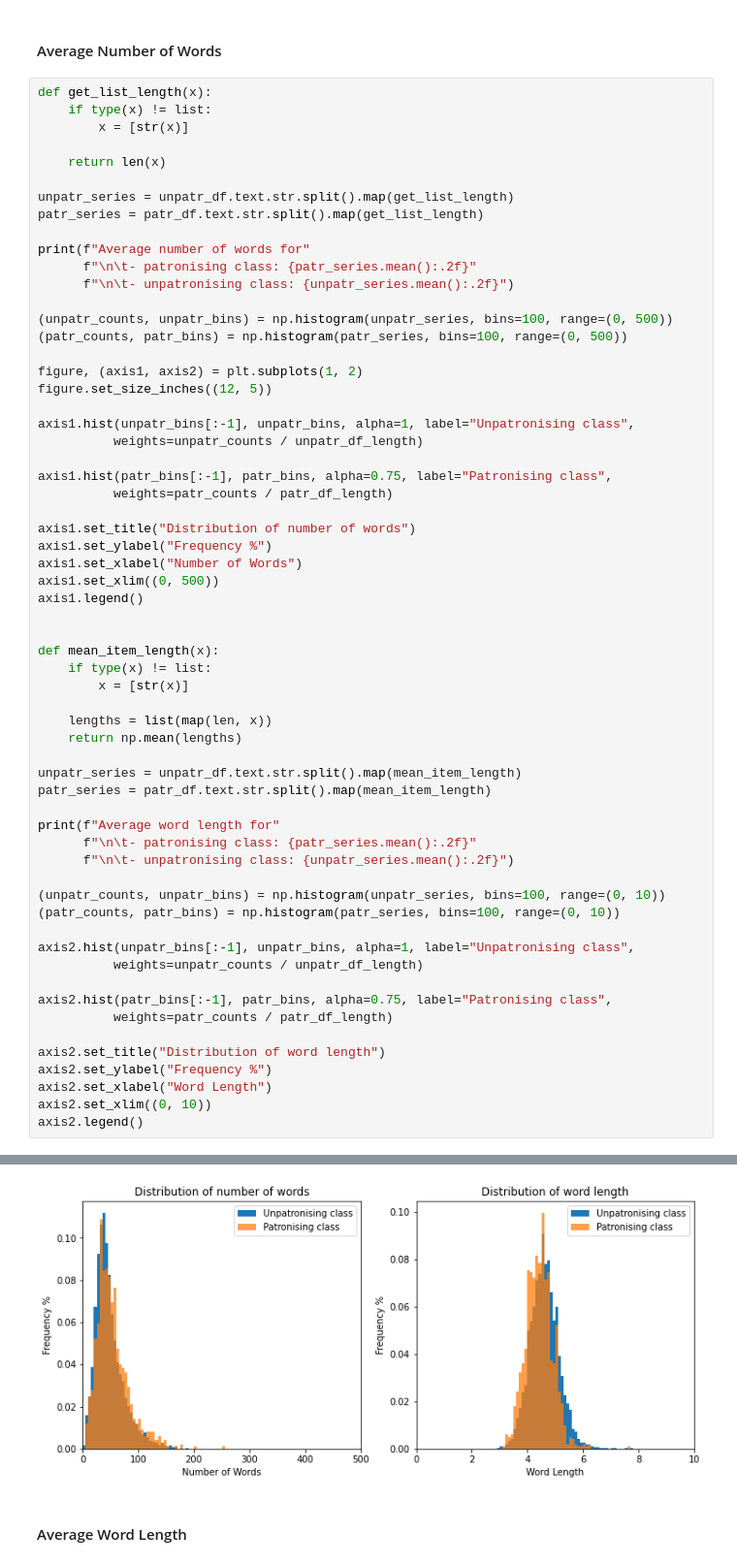
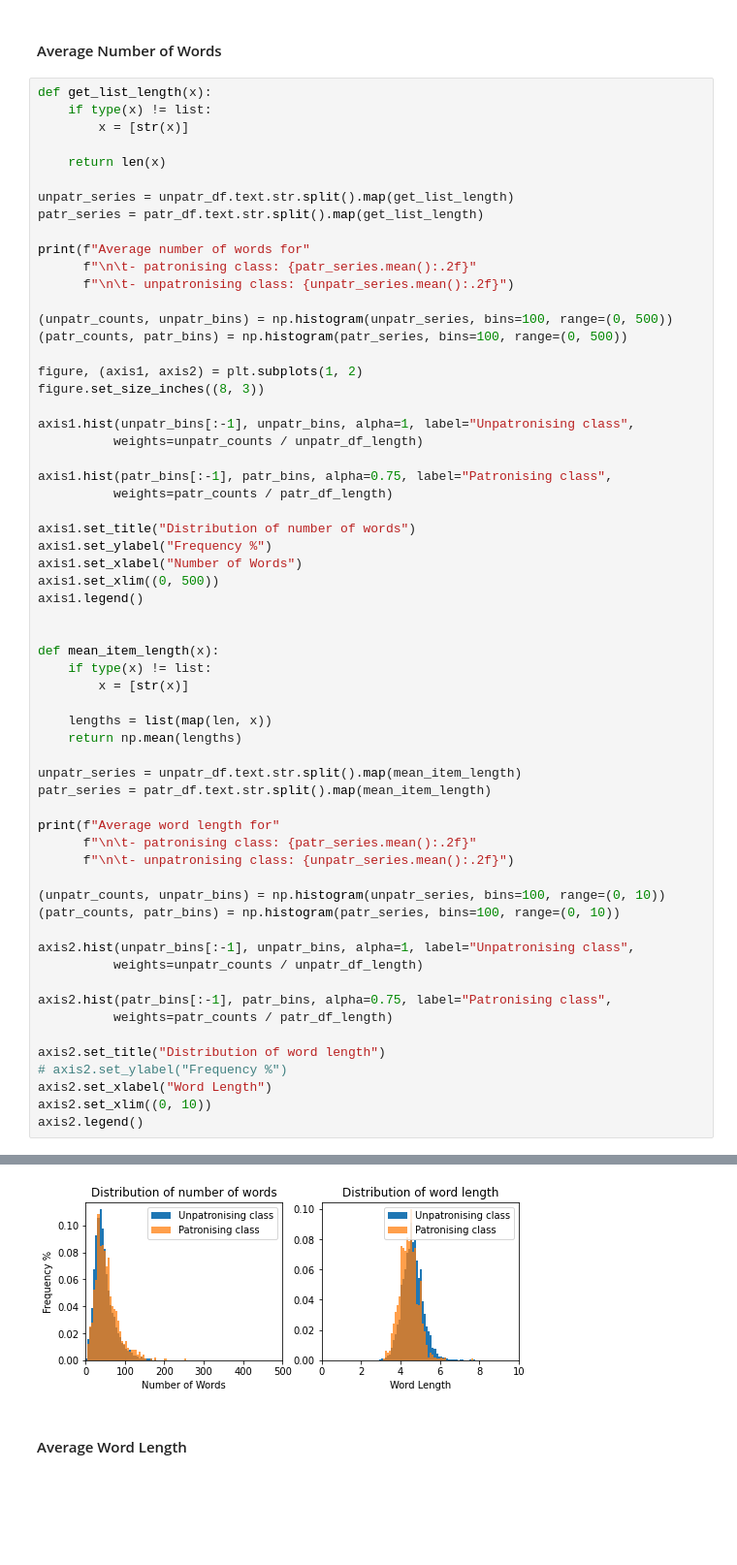
Before and after one commit to Loumstar/Improving-RoBERTa, a Jupyter notebook: main_model.ipynb, the cells around one changed output, grey strips where cells are left out. Shown at 97% size. Saved outputs shown, nothing was run; the diff lists cells and outputs as text; blank space fills up the shorter version.

```diff
--- a/main_model.ipynb
+++ b/main_model.ipynb
@@ -331,7 +331,7 @@ print(f"Average number of words for"
 (patr_counts, patr_bins) = np.histogram(patr_series, bins=100, range=(0, 500))
 
 figure, (axis1, axis2) = plt.subplots(1, 2)
-figure.set_size_inches((12, 5))
+figure.set_size_inches((8, 3))
 
 axis1.hist(unpatr_bins[:-1], unpatr_bins, alpha=1, label="Unpatronising class",
           weights=unpatr_counts / unpatr_df_length)
@@ -370,7 +370,7 @@ axis2.hist(patr_bins[:-1], patr_bins, alpha=0.75, label="Patronising class",
           weights=patr_counts / patr_df_length)
 
 axis2.set_title("Distribution of word length")
-axis2.set_ylabel("Frequency %")
+# axis2.set_ylabel("Frequency %")
 axis2.set_xlabel("Word Length")
 axis2.set_xlim((0, 10))
 axis2.legend()
@@ -385,4 +385,4 @@ Average word length for
-[figure, old version]
+[figure, new version]
 # %% [markdown]
 #### Average Word Length
 # %%
```
Also changed, not shown: parts of 28 cells of this notebook.
